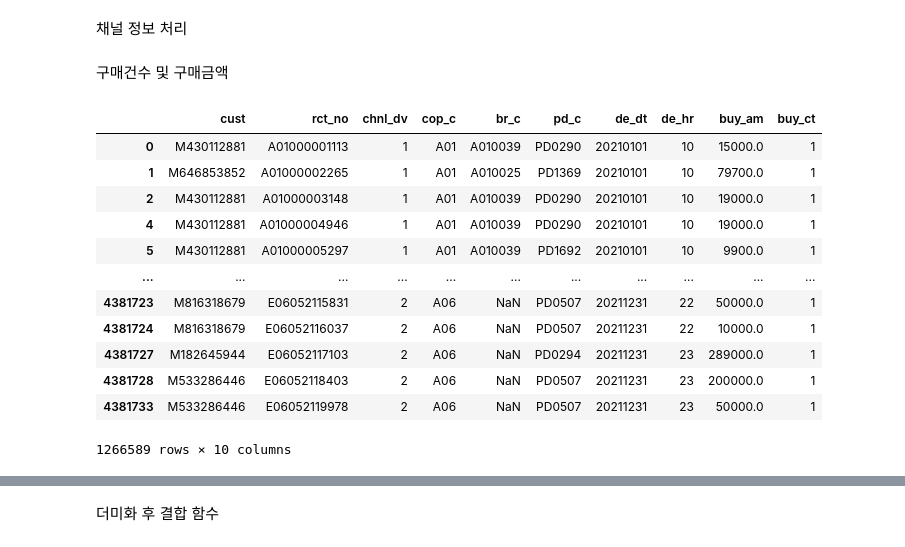
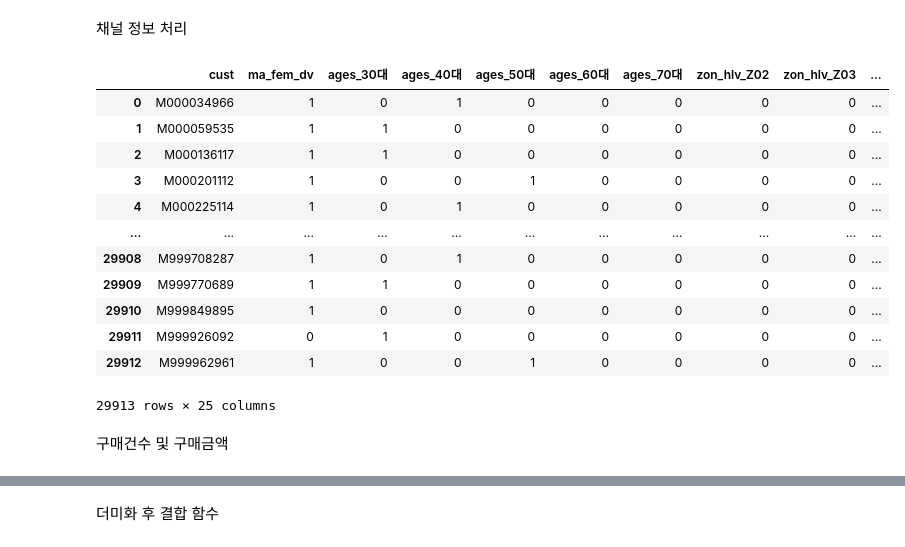
Before and after one commit to osy5882/Lpoint_competition, a Jupyter notebook: model_based_clustering/cosine_clustering.ipynb, the cells around one changed output, grey strips where cells are left out. Saved outputs shown, nothing was run; the diff lists cells and outputs as text; code cells hidden in the pictures.

```diff
--- a/model_based_clustering/cosine_clustering.ipynb
+++ b/model_based_clustering/cosine_clustering.ipynb
@@ -88,6 +105,25 @@ def chnl_aggregate(df_base, df):
                 values="rct_no",
                 aggfunc="count",
                 fill_value=0).reset_index()
-    return df_base.merge(df, on="cust", how="left")
+    df_chnl_count.rename({1:"online_이용건수", 2:"offline_이용건수"}, axis=1, inplace=True)
+    return df_base.merge(df_chnl_count, on="cust", how="left")
+    # return df_chnl_count
+# %%
+df_check = chnl_aggregate(df_check, df_pdde)
+df_check
+# %% [output]
+|  | cust | ma_fem_dv | ages_30대 | ages_40대 | ages_50대 | ages_60대 | ages_70대 | zon_hlv_Z02 | zon_hlv_Z03 | ... |
+| 0 | M000034966 | 1 | 0 | 1 | 0 | 0 | 0 | 0 | 0 | ... |
+| 1 | M000059535 | 1 | 1 | 0 | 0 | 0 | 0 | 0 | 0 | ... |
+| 2 | M000136117 | 1 | 1 | 0 | 0 | 0 | 0 | 0 | 0 | ... |
+| 3 | M000201112 | 1 | 0 | 0 | 1 | 0 | 0 | 0 | 0 | ... |
+| 4 | M000225114 | 1 | 0 | 1 | 0 | 0 | 0 | 0 | 0 | ... |
+| ... | ... | ... | ... | ... | ... | ... | ... | ... | ... | ... |
+| 29908 | M999708287 | 1 | 0 | 1 | 0 | 0 | 0 | 0 | 0 | ... |
+| 29909 | M999770689 | 1 | 1 | 0 | 0 | 0 | 0 | 0 | 0 | ... |
+| 29910 | M999849895 | 1 | 0 | 0 | 0 | 0 | 0 | 0 | 0 | ... |
+| 29911 | M999926092 | 0 | 1 | 0 | 0 | 0 | 0 | 0 | 0 | ... |
+| 29912 | M999962961 | 1 | 0 | 0 | 1 | 0 | 0 | 0 | 0 | ... |
+29913 rows × 25 columns
 # %% [markdown]
 구매건수 및 구매금액
@@ -96,16 +129,0 @@ def purchase_count(df_base, df):
-# %%
-df_pdde.drop_duplicates(subset=["cust", "rct_no"])
-# %% [output]
-|  | cust | rct_no | chnl_dv | cop_c | br_c | pd_c | de_dt | de_hr | buy_am | buy_ct |
-| 0 | M430112881 | A01000001113 | 1 | A01 | A010039 | PD0290 | 20210101 | 10 | 15000.0 | 1 |
-| 1 | M646853852 | A01000002265 | 1 | A01 | A010025 | PD1369 | 20210101 | 10 | 79700.0 | 1 |
-| 2 | M430112881 | A01000003148 | 1 | A01 | A010039 | PD0290 | 20210101 | 10 | 19000.0 | 1 |
-| 4 | M430112881 | A01000004946 | 1 | A01 | A010039 | PD0290 | 20210101 | 10 | 19000.0 | 1 |
-| 5 | M430112881 | A01000005297 | 1 | A01 | A010039 | PD1692 | 20210101 | 10 | 9900.0 | 1 |
-| ... | ... | ... | ... | ... | ... | ... | ... | ... | ... | ... |
-| 4381723 | M816318679 | E06052115831 | 2 | A06 | NaN | PD0507 | 20211231 | 22 | 50000.0 | 1 |
-| 4381724 | M816318679 | E06052116037 | 2 | A06 | NaN | PD0507 | 20211231 | 22 | 10000.0 | 1 |
-| 4381727 | M182645944 | E06052117103 | 2 | A06 | NaN | PD0294 | 20211231 | 23 | 289000.0 | 1 |
-| 4381728 | M533286446 | E06052118403 | 2 | A06 | NaN | PD0507 | 20211231 | 23 | 200000.0 | 1 |
-| 4381733 | M533286446 | E06052119978 | 2 | A06 | NaN | PD0507 | 20211231 | 23 | 50000.0 | 1 |
-1266589 rows × 10 columns
```
Also changed, not shown: parts of 16 cells of this notebook.
